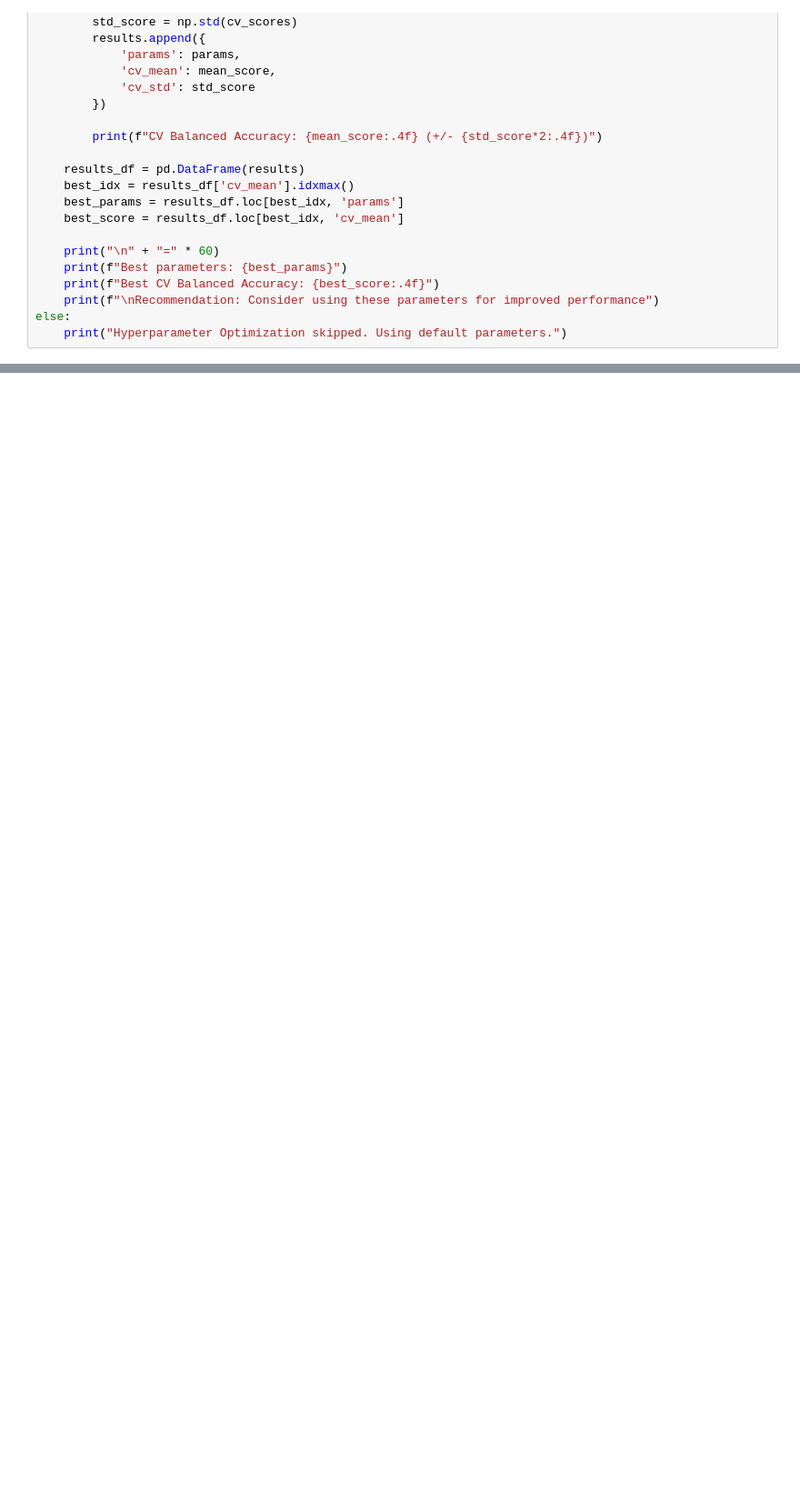
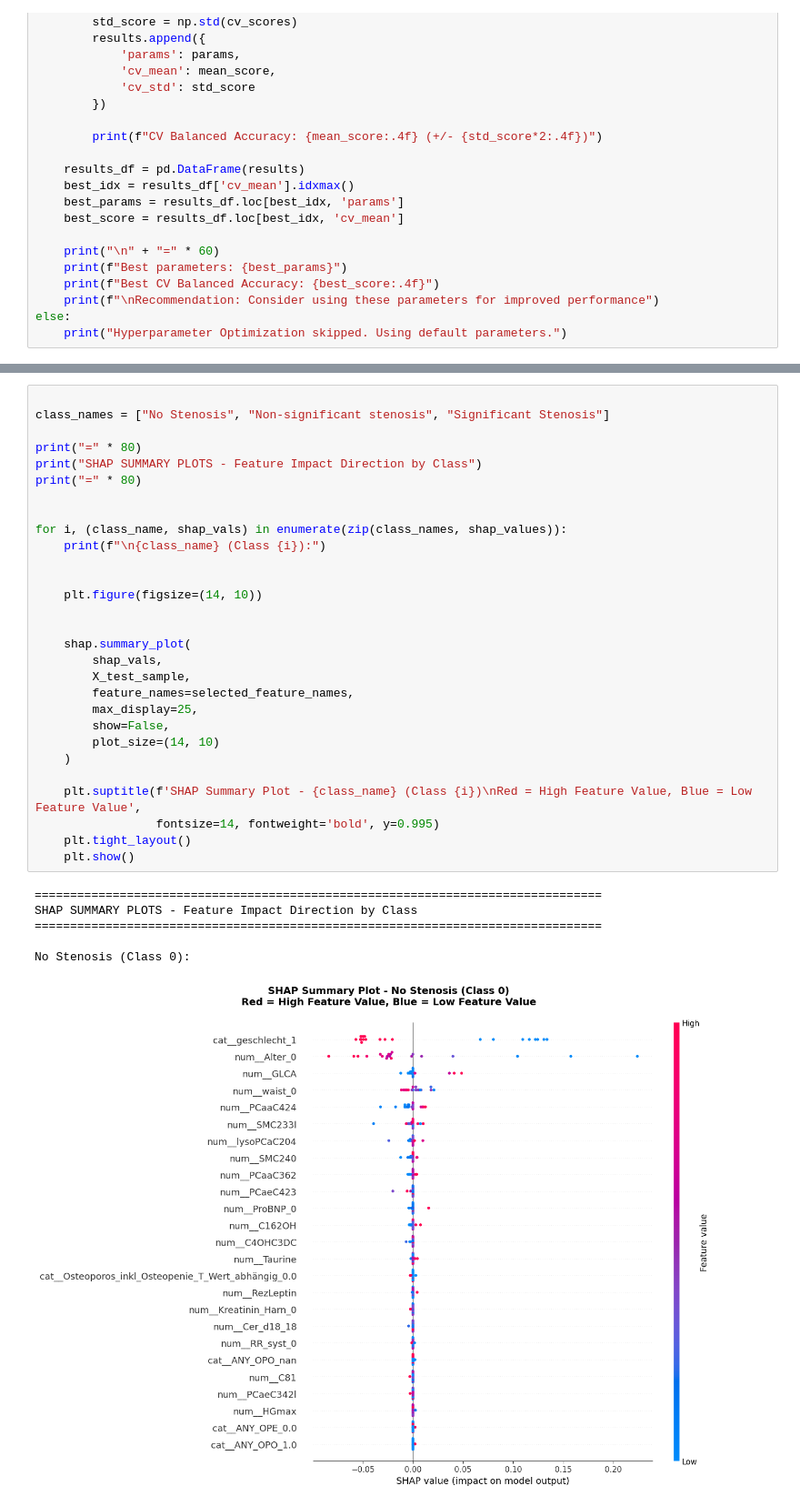
Before and after one commit to samuellukaswidmer/Bachelorproject-HS25, a Jupyter notebook: multiclass-classification/tabnet-multiclass-classification-final.ipynb, the cells around one changed output, grey strips where cells are left out. Shown at 91% size. Drawn from its saved outputs; the diff is of its cells as text; blank space fills up the shorter version.

Commit message:
added tabnet shap analysis

```diff
--- a/multiclass-classification/tabnet-multiclass-classification-final.ipynb
+++ b/multiclass-classification/tabnet-multiclass-classification-final.ipynb
@@ -735,0 +907,36 @@ else:
+# %%
+
+class_names = ["No Stenosis", "Non-significant stenosis", "Significant Stenosis"]
+
+print("=" * 80)
+print("SHAP SUMMARY PLOTS - Feature Impact Direction by Class")
+print("=" * 80)
+
+
+for i, (class_name, shap_vals) in enumerate(zip(class_names, shap_values)):
+    print(f"\n{class_name} (Class {i}):")
+
+
+    plt.figure(figsize=(14, 10))
+
+
+    shap.summary_plot(
+        shap_vals,
+        X_test_sample,
+        feature_names=selected_feature_names,
+        max_display=25,
+        show=False,
+        plot_size=(14, 10)
+    )
+
+    plt.suptitle(f'SHAP Summary Plot - {class_name} (Class {i})\nRed = High Feature Value, Blue = Low Feature Value',
+                 fontsize=14, fontweight='bold', y=0.995)
+    plt.tight_layout()
+    plt.show()
+# %% [output]
+================================================================================
+SHAP SUMMARY PLOTS - Feature Impact Direction by Class
+================================================================================
+
+No Stenosis (Class 0):
+[figure, added]
```
Also changed, not shown: parts of 8 cells of this notebook, 2 other files.
